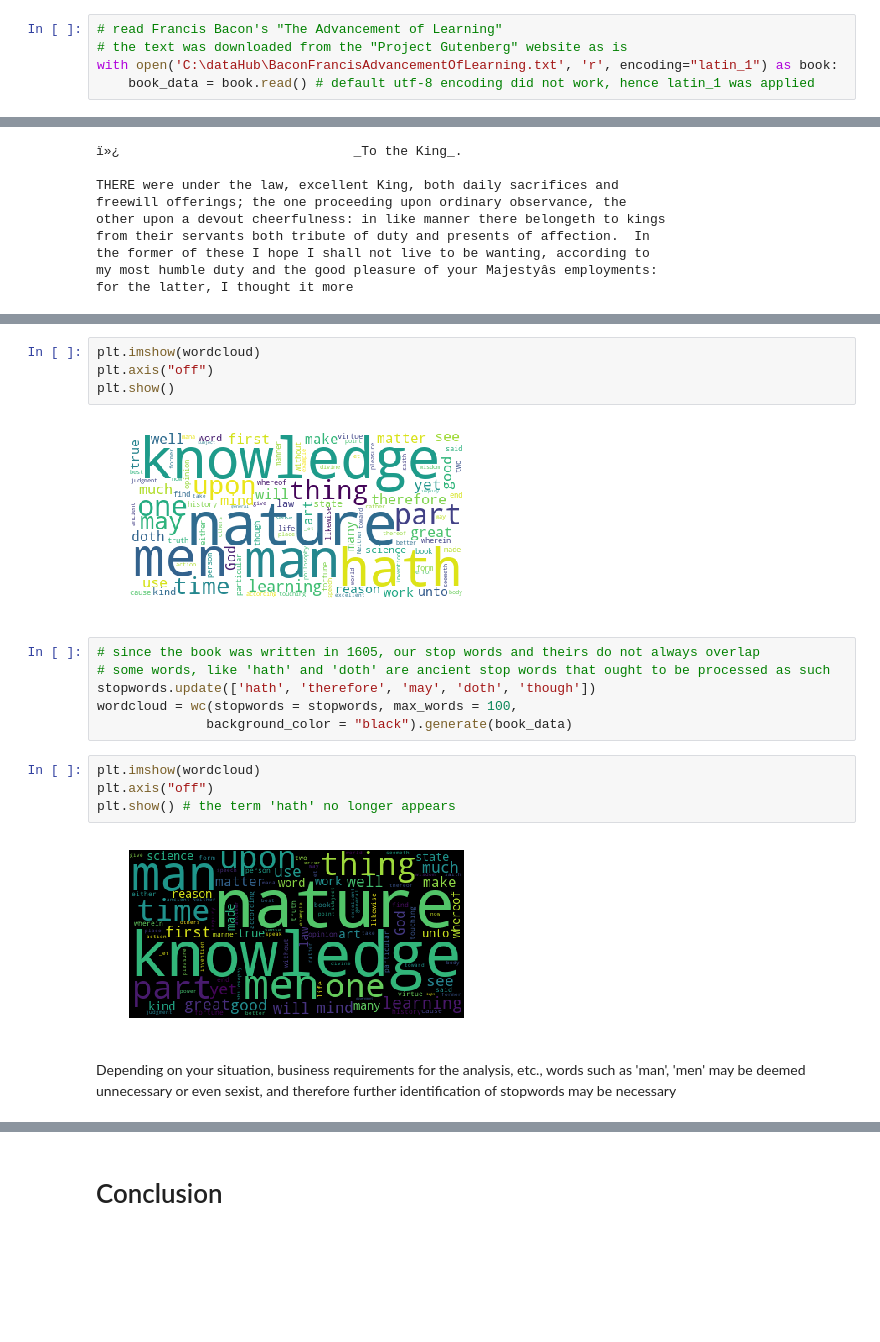
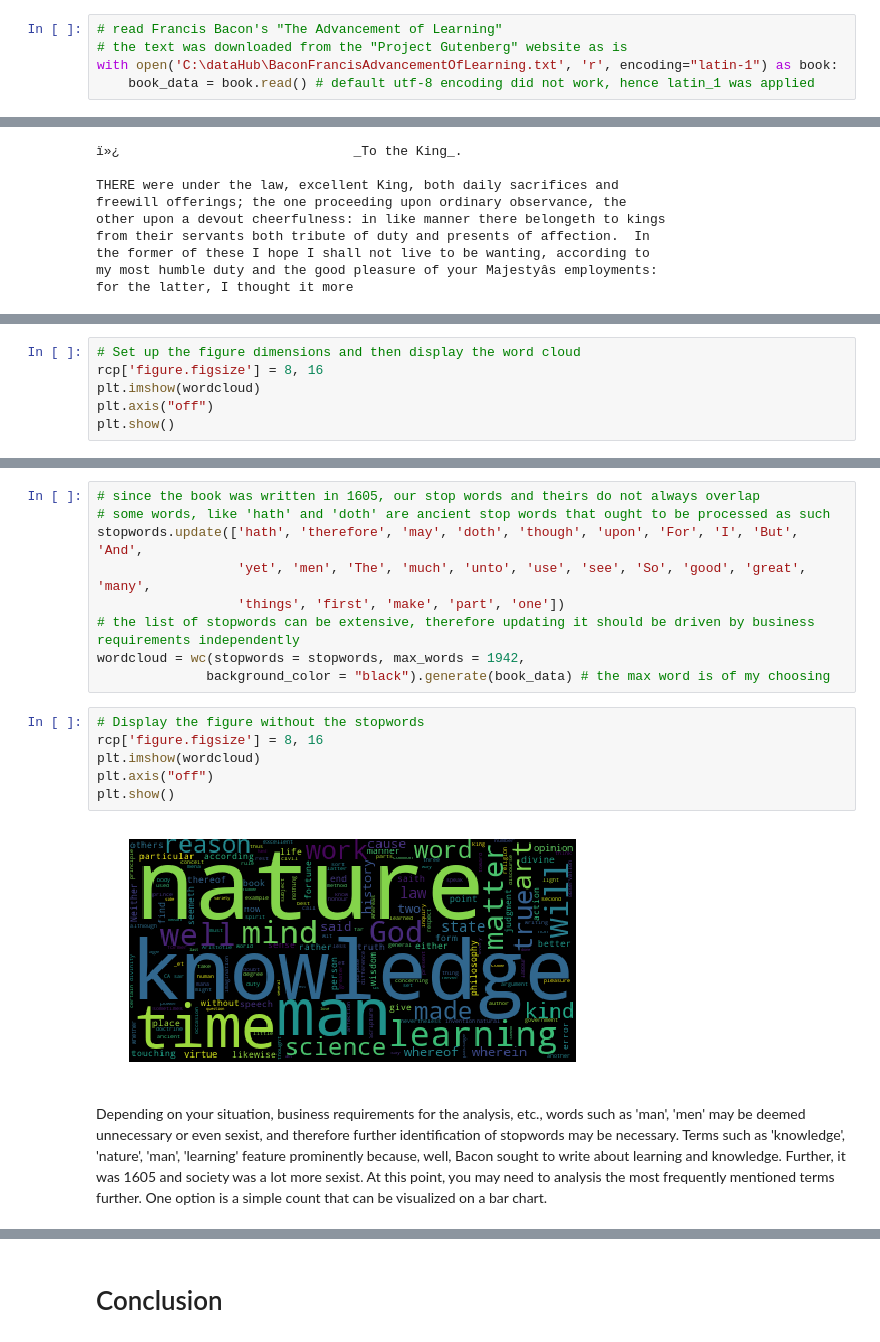
Before and after one commit to datastate/analytics, a Jupyter notebook: francisBaconInACloudUsingPython.ipynb, the cells around one changed output, grey strips where cells are left out. Cells and saved outputs as stored; diff of their text form; blank space fills up the shorter version.

```diff
--- a/francisBaconInACloudUsingPython.ipynb
+++ b/francisBaconInACloudUsingPython.ipynb
@@ -10,7 +16,7 @@ import matplotlib.pyplot as plt
 # %%
 # read Francis Bacon's "The Advancement of Learning"
 # the text was downloaded from the "Project Gutenberg" website as is
-with open('C:\dataHub\BaconFrancisAdvancementOfLearning.txt', 'r', encoding="latin_1") as book:
+with open('C:\dataHub\BaconFrancisAdvancementOfLearning.txt', 'r', encoding="latin-1") as book:
     book_data = book.read() # default utf-8 encoding did not work, hence latin_1 was applied
 # %%
 # verify the text by displaying a sample
@@ -32,0 +39,6 @@ wordcloud = wc(stopwords = stopwords, max_words = 100,
+# %%
+# Set up the figure dimensions and then display the word cloud
+rcp['figure.figsize'] = 8, 16
+plt.imshow(wordcloud)
+plt.axis("off")
+plt.show()
@@ -33,20 +47,21 @@ wordcloud = wc(stopwords = stopwords, max_words = 100,
+# %%
+# since the book was written in 1605, our stop words and theirs do not always overlap
+# some words, like 'hath' and 'doth' are ancient stop words that ought to be processed as such
+stopwords.update(['hath', 'therefore', 'may', 'doth', 'though', 'upon', 'For', 'I', 'But', 'And',
+                  'yet', 'men', 'The', 'much', 'unto', 'use', 'see', 'So', 'good', 'great', 'many',
+                  'things', 'first', 'make', 'part', 'one'])
+# the list of stopwords can be extensive, therefore updating it should be driven by business requirements independently
+wordcloud = wc(stopwords = stopwords, max_words = 1942,
+              background_color = "black").generate(book_data) # the max word is of my choosing
 # %%
+# Display the figure without the stopwords
+rcp['figure.figsize'] = 8, 16
 plt.imshow(wordcloud)
 plt.axis("off")
 plt.show()
 # %% [output]
-[figure, old version]
+[figure, new version]
-# %%
-# since the book was written in 1605, our stop words and theirs do not always overlap
-# some words, like 'hath' and 'doth' are ancient stop words that ought to be processed as such
-stopwords.update(['hath', 'therefore', 'may', 'doth', 'though'])
-wordcloud = wc(stopwords = stopwords, max_words = 100,
-              background_color = "black").generate(book_data)
-# %%
-plt.imshow(wordcloud)
-plt.axis("off")
-plt.show() # the term 'hath' no longer appears
-# %% [output]
-[figure, removed]
 # %% [markdown]
-Depending on your situation, business requirements for the analysis, etc., words such as 'man', 'men' may be deemed unnecessary or even sexist, and therefore further identification of stopwords may be necessary
+Depending on your situation, business requirements for the analysis, etc., words such as 'man', 'men' may be deemed unnecessary or even sexist, and therefore further identification of stopwords may be necessary.
+Terms such as 'knowledge', 'nature', 'man', 'learning' feature prominently because, well, Bacon sought to write about learning and knowledge. Further, it was 1605 and society was a lot more sexist.
+At this point, you may need to analysis the most frequently mentioned terms further. One option is a simple count that can be visualized on a bar chart.
```
Also changed, not shown: parts of 9 cells of this notebook.
